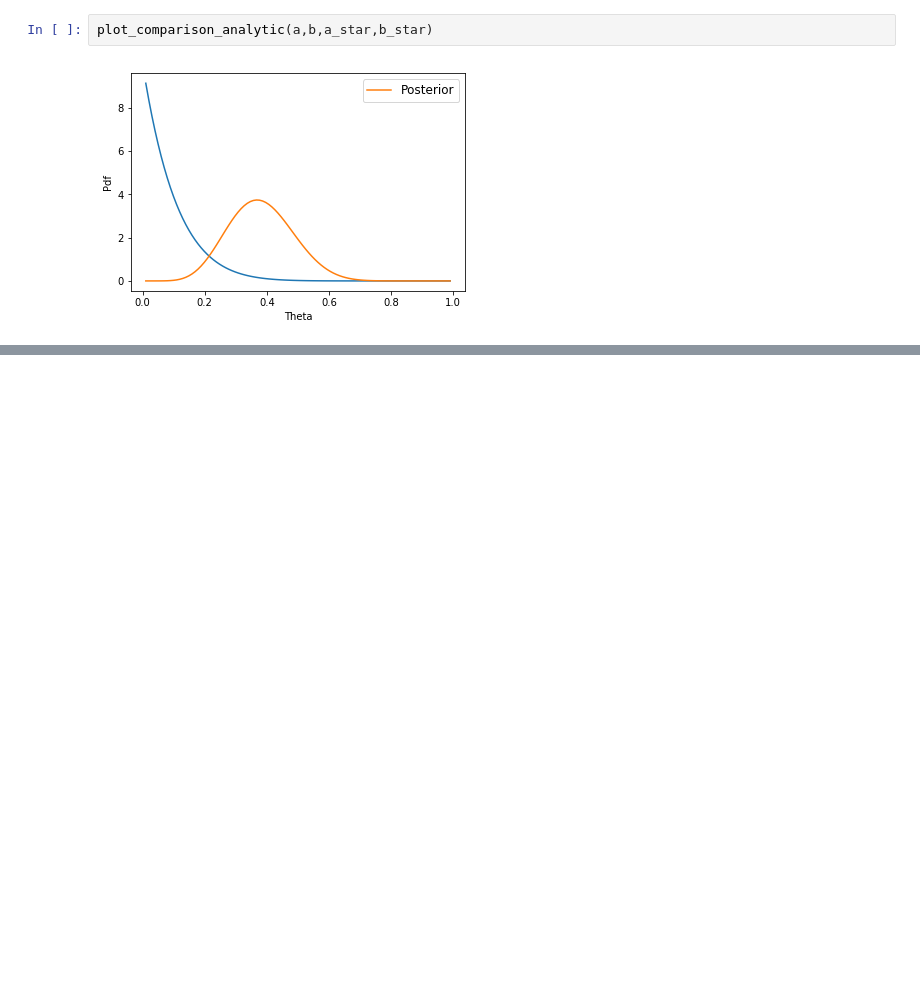
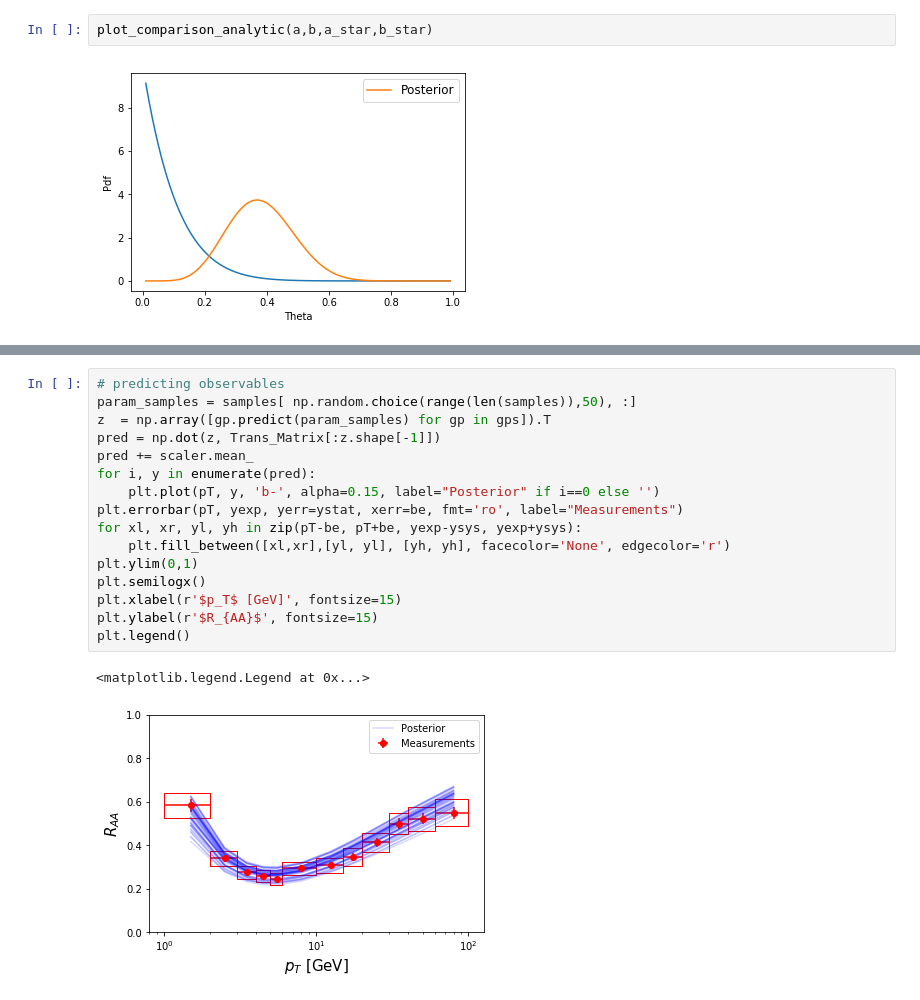
Before and after one commit to JETSCAPE/STAT, a Jupyter notebook: Winter School Exercises (Answers).ipynb, the cells around one changed output, grey strips where cells are left out. Drawn from its saved outputs; the diff is of its cells as text; blank space fills up the shorter version.

```diff
--- a/Winter School Exercises (Answers).ipynb
+++ b/Winter School Exercises (Answers).ipynb
@@ -709,0 +843,19 @@ plt.tight_layout(True)
+# %%
+# predicting observables
+param_samples = samples[ np.random.choice(range(len(samples)),50), :]
+z  = np.array([gp.predict(param_samples) for gp in gps]).T
+pred = np.dot(z, Trans_Matrix[:z.shape[-1]])
+pred += scaler.mean_
+for i, y in enumerate(pred):
+    plt.plot(pT, y, 'b-', alpha=0.15, label="Posterior" if i==0 else '')
+plt.errorbar(pT, yexp, yerr=ystat, xerr=be, fmt='ro', label="Measurements")
+for xl, xr, yl, yh in zip(pT-be, pT+be, yexp-ysys, yexp+ysys):
+    plt.fill_between([xl,xr],[yl, yl], [yh, yh], facecolor='None', edgecolor='r')
+plt.ylim(0,1)
+plt.semilogx()
+plt.xlabel(r'$p_T$ [GeV]', fontsize=15)
+plt.ylabel(r'$R_{AA}$', fontsize=15)
+plt.legend()
+# %% [output]
+<matplotlib.legend.Legend at 0x...>
+[figure, added]
```
Also changed, not shown: parts of 12 cells of this notebook, 3 other files.
